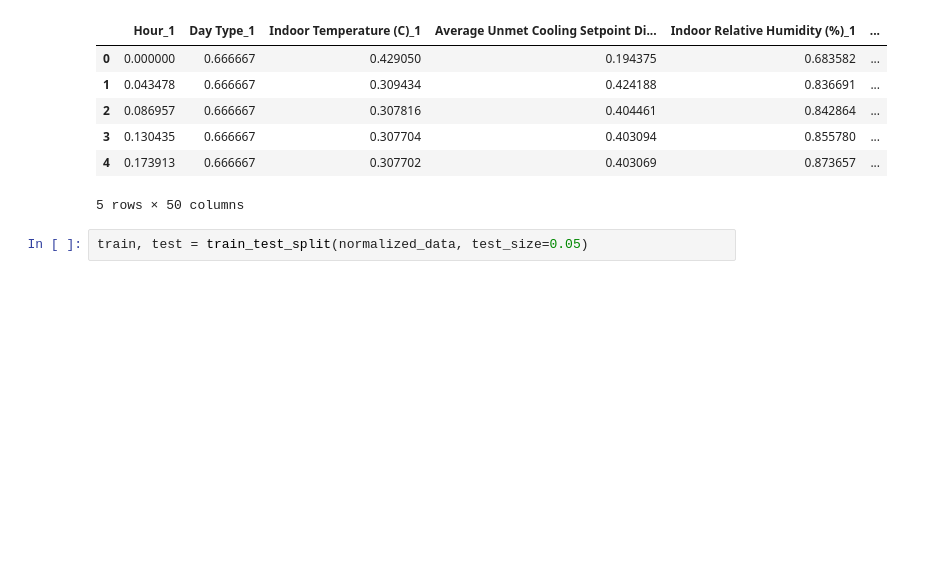
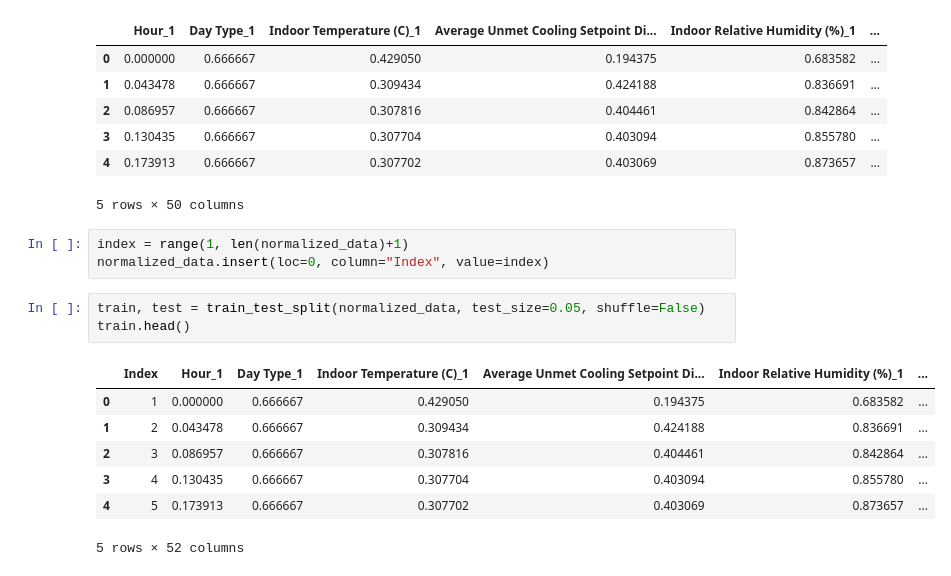
Before and after one commit to MatejPriesol/Forecasting-Carbon-Intensity-and-Solar-Generation, a Jupyter notebook: models/data_merging.ipynb, the cells around one changed output. Cells and saved outputs as stored; diff of their text form; blank space fills up the shorter version.

```diff
--- a/models/data_merging.ipynb
+++ b/models/data_merging.ipynb
@@ -68,6 +69,18 @@ normalized_data.head()
 | 3 | 0.130435 | 0.666667 | 0.307704 | 0.403094 | 0.855780 | ... |
 | 4 | 0.173913 | 0.666667 | 0.307702 | 0.403069 | 0.873657 | ... |
 5 rows × 50 columns
+# %%
+index = range(1, len(normalized_data)+1)
+normalized_data.insert(loc=0, column="Index", value=index)
 # %%
-train, test = train_test_split(normalized_data, test_size=0.05)
+train, test = train_test_split(normalized_data, test_size=0.05, shuffle=False)
+train.head()
+# %% [output]
+|  | Index | Hour_1 | Day Type_1 | Indoor Temperature (C)_1 | Average Unmet Cooling Setpoint Di... | Indoor Relative Humidity (%)_1 | ... |
+| 0 | 1 | 0.000000 | 0.666667 | 0.429050 | 0.194375 | 0.683582 | ... |
+| 1 | 2 | 0.043478 | 0.666667 | 0.309434 | 0.424188 | 0.836691 | ... |
+| 2 | 3 | 0.086957 | 0.666667 | 0.307816 | 0.404461 | 0.842864 | ... |
+| 3 | 4 | 0.130435 | 0.666667 | 0.307704 | 0.403094 | 0.855780 | ... |
+| 4 | 5 | 0.173913 | 0.666667 | 0.307702 | 0.403069 | 0.873657 | ... |
+5 rows × 52 columns
 # %%
```
Also changed, not shown: parts of 6 cells of this notebook, 1 other file.
